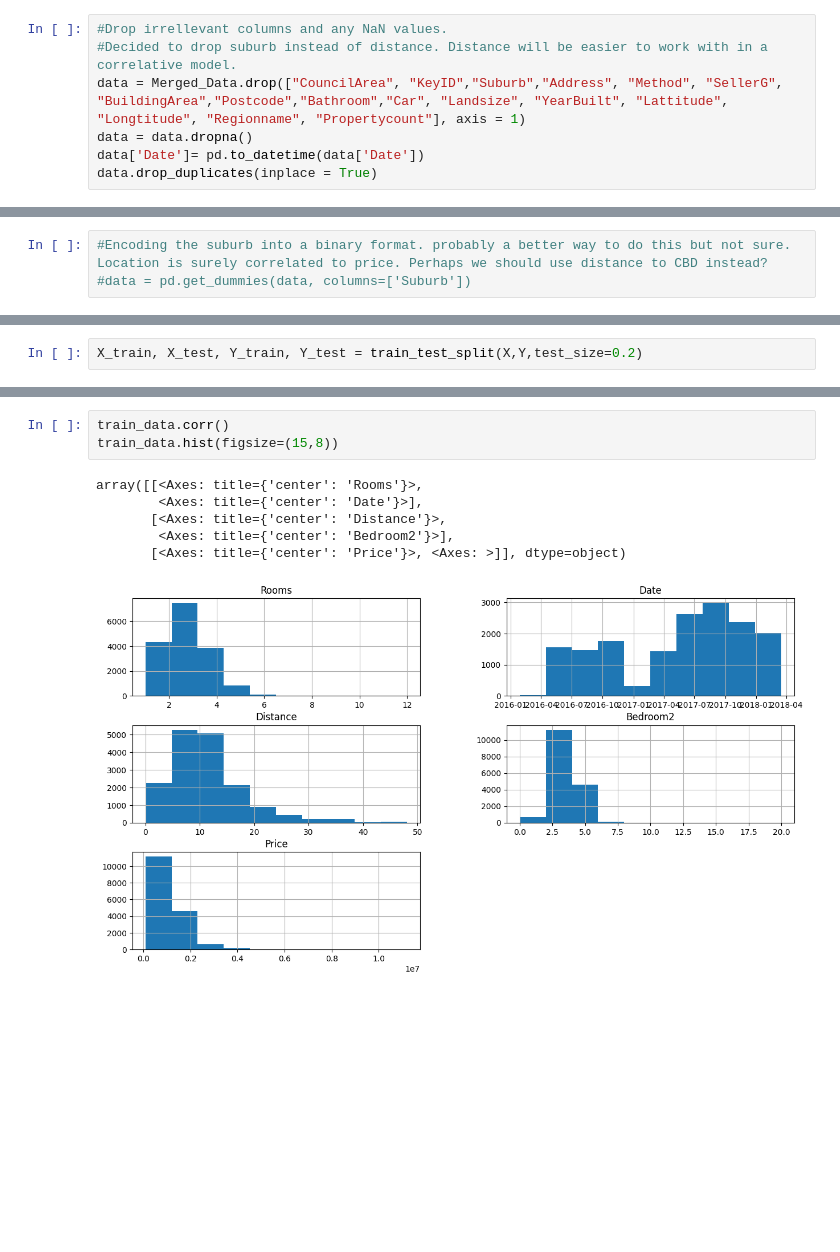
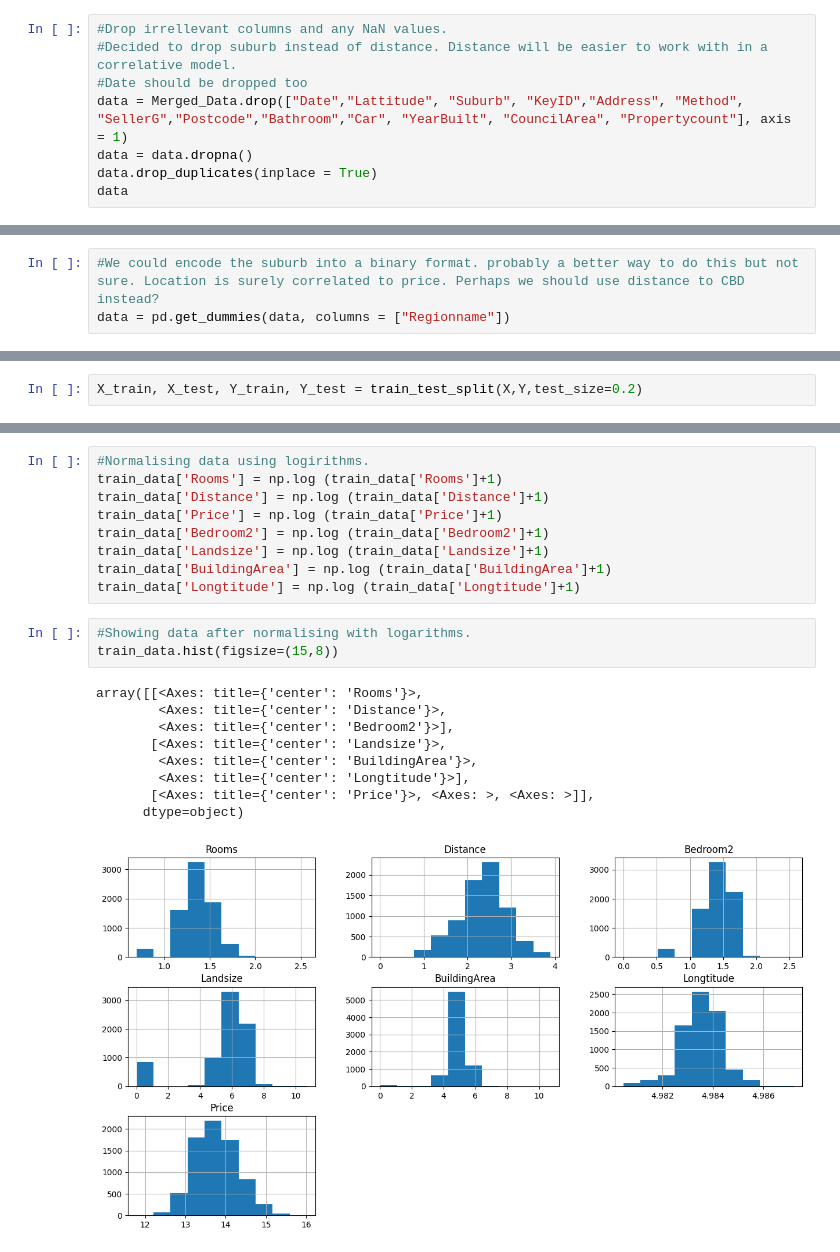
Before and after one commit to Thomaspeacock-studio/HousingPriceMachineLearningModel, a Jupyter notebook: main.ipynb, the cells around one changed output, grey strips where cells are left out. Drawn from its saved outputs; the diff is of its cells as text; blank space fills up the shorter version.

```diff
--- a/main.ipynb
+++ b/main.ipynb
@@ -13,7 +13,8 @@ Merged_Data = pd.merge(dataset1,dataset2,how='outer')
 # %%
 #Drop irrellevant columns and any NaN values.
 #Decided to drop suburb instead of distance. Distance will be easier to work with in a correlative model.
-data = Merged_Data.drop(["CouncilArea", "KeyID","Suburb","Address", "Method", "SellerG", "BuildingArea","Postcode","Bathroom","Car", "Landsize", "YearBuilt", "Lattitude", "Longtitude", "Regionname", "Propertycount"], axis = 1)
+#Date should be dropped too
+data = Merged_Data.drop(["Date","Lattitude", "Suburb", "KeyID","Address", "Method", "SellerG","Postcode","Bathroom","Car", "YearBuilt", "CouncilArea", "Propertycount"], axis = 1)
 data = data.dropna()
-data['Date']= pd.to_datetime(data['Date'])
 data.drop_duplicates(inplace = True)
+data
@@ -20,6 +35,6 @@ data.drop_duplicates(inplace = True)
 # %%
-#Encoding the suburb into a binary format. probably a better way to do this but not sure. Location is surely correlated to price. Perhaps we should use distance to CBD instead?
-#data = pd.get_dummies(data, columns=['Suburb'])
+#We could encode the suburb into a binary format. probably a better way to do this but not sure. Location is surely correlated to price. Perhaps we should use distance to CBD instead?
+data = pd.get_dummies(data, columns = ["Regionname"])
 # %%
 #Encoding the Type into a binary format. H = house, T = townhouse, U = unit
 data = pd.get_dummies(data, columns = ["Type"])
@@ -49,11 +72,23 @@ train_data = X_train.join(Y_train)
+# %%
+#Normalising data using logirithms.
+train_data['Rooms'] = np.log (train_data['Rooms']+1)
+train_data['Distance'] = np.log (train_data['Distance']+1)
+train_data['Price'] = np.log (train_data['Price']+1)
+train_data['Bedroom2'] = np.log (train_data['Bedroom2']+1)
+train_data['Landsize'] = np.log (train_data['Landsize']+1)
+train_data['BuildingArea'] = np.log (train_data['BuildingArea']+1)
+train_data['Longtitude'] = np.log (train_data['Longtitude']+1)
 # %%
-train_data.corr()
+#Showing data after normalising with logarithms.
 train_data.hist(figsize=(15,8))
 # %% [output]
 array([[<Axes: title={'center': 'Rooms'}>,
-        <Axes: title={'center': 'Date'}>],
-       [<Axes: title={'center': 'Distance'}>,
+        <Axes: title={'center': 'Distance'}>,
         <Axes: title={'center': 'Bedroom2'}>],
-       [<Axes: title={'center': 'Price'}>, <Axes: >]], dtype=object)
+       [<Axes: title={'center': 'Landsize'}>,
+        <Axes: title={'center': 'BuildingArea'}>,
+        <Axes: title={'center': 'Longtitude'}>],
+       [<Axes: title={'center': 'Price'}>, <Axes: >, <Axes: >]],
+      dtype=object)
-[figure, old version]
+[figure, new version]
 # %%
```
Also changed, not shown: parts of 16 cells of this notebook, 1 other file.
